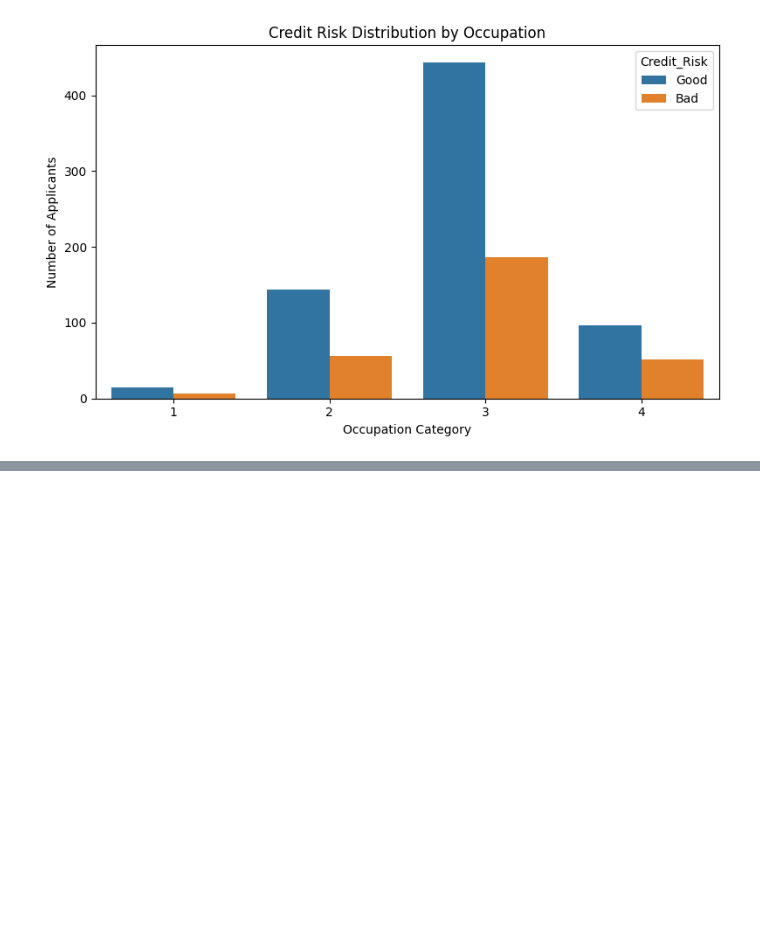
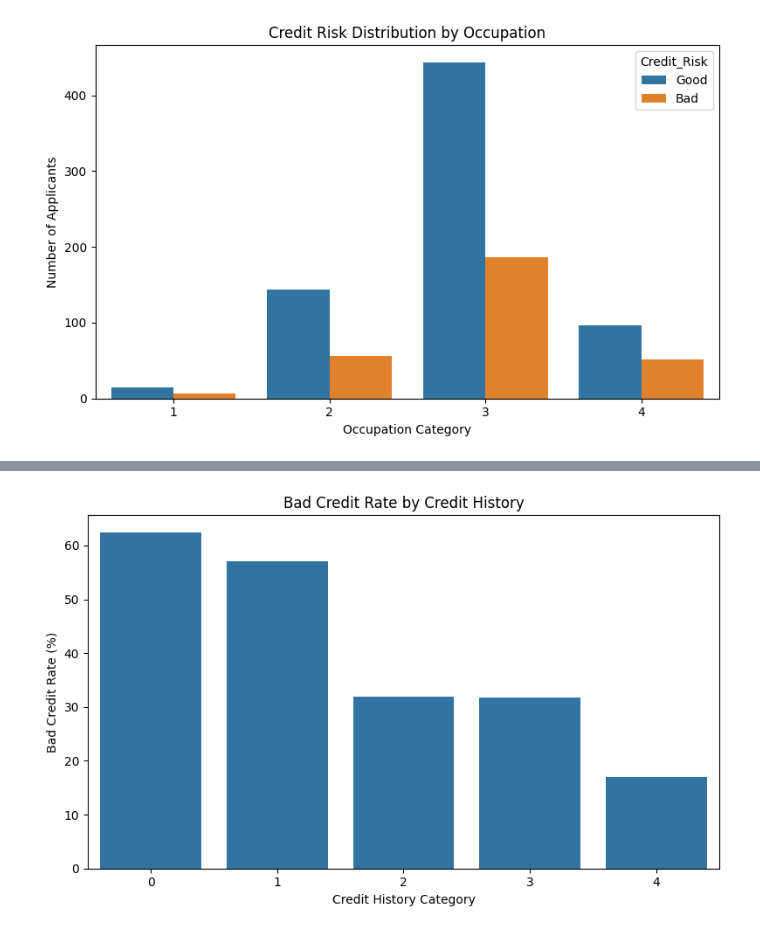
Before and after one commit to Darshh16/Credit_Risk_Analysis, a Jupyter notebook: notebooks/credit_risk_analysis.ipynb, the cells around one changed output, grey strips where cells are left out. Cells and saved outputs as stored; diff of their text form; code cells hidden in the pictures; blank space fills up the shorter version.

```diff
--- a/notebooks/credit_risk_analysis.ipynb
+++ b/notebooks/credit_risk_analysis.ipynb
@@ -313,0 +359,17 @@ plt.show()
+# %%
+risk_summary = []
+
+for feature in categorical_features:
+    temp = df.groupby(feature)["Creditability"].agg(
+        Applicants="count",
+        Good_Credit_Rate="mean"
+    ).reset_index()
+
+    temp["Bad_Credit_Rate"] = (1 - temp["Good_Credit_Rate"]) * 100
+    temp["Feature"] = feature
+
+    risk_summary.append(temp)
+
+risk_summary = pd.concat(risk_summary, ignore_index=True)
+
+risk_summary.head(15)
@@ -313,0 +464,12 @@ plt.show()
+# %%
+risk_rate_tables = {}
+
+for feature in categorical_features:
+    risk_rate = (
+        df.groupby(feature)["Creditability"]
+        .apply(lambda x: (x == 0).mean() * 100)
+        .round(2)
+        .reset_index(name="Bad_Credit_Rate_%")
+    )
+
+    risk_rate_tables[feature] = risk_rate
@@ -313,0 +541,16 @@ plt.show()
+# %%
+plt.figure(figsize=(8, 5))
+
+sns.barplot(
+    data=risk_rate_tables["Credit History"],
+    x="Credit History",
+    y="Bad_Credit_Rate_%"
+)
+
+plt.title("Bad Credit Rate by Credit History")
+plt.xlabel("Credit History Category")
+plt.ylabel("Bad Credit Rate (%)")
+plt.tight_layout()
+plt.show()
+# %% [output]
+[figure, added]
```
Also changed, not shown: parts of 32 cells of this notebook.
